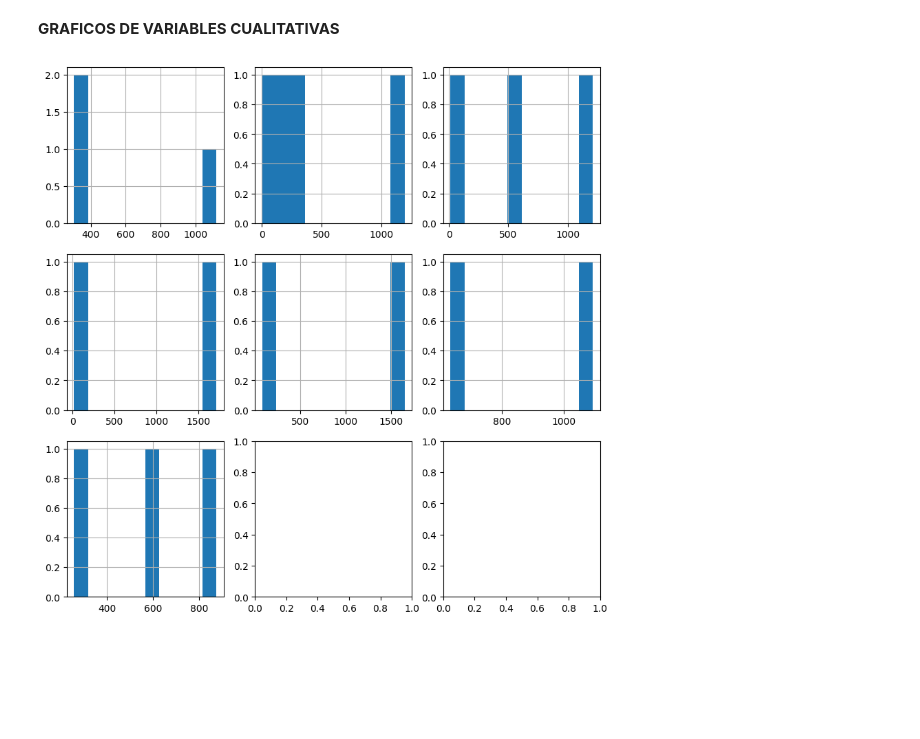
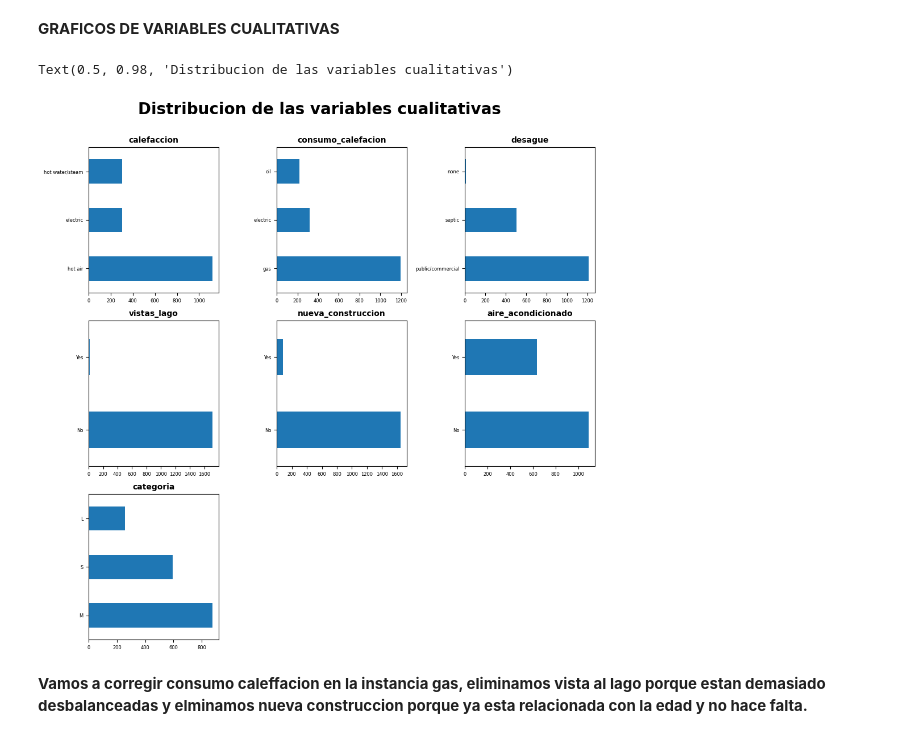
Before and after one commit to juandi247/Inteligencia_Artificial, a Jupyter notebook: Preprocesamiento_de_Datos.ipynb, the cells around one changed output. Cells and saved outputs as stored; diff of their text form; code cells hidden in the pictures; blank space fills up the shorter version.

```diff
--- a/Preprocesamiento_de_Datos.ipynb
+++ b/Preprocesamiento_de_Datos.ipynb
@@ -329,6 +329,8 @@ posicion:  3   la columna:  vistas_lago
 posicion:  4   la columna:  nueva_construccion
 posicion:  5   la columna:  aire_acondicionado
 posicion:  6   la columna:  categoria
+# %%
+dfc.consumo_calefacion=dfc.consumo_calefacion.str.strip()   #permite eliminar los espacios adelante y atras de las variables cualitativas
 # %%
 columnas_categoricas=dfc.select_dtypes(include="object")
 columnas_categoricas.columns
@@ -380,16 +382,33 @@ Text(0, 0.5, 'Cantidad del dataset')
 # %%
 columnas_categoricas=dfc.select_dtypes(include="object")  #el include objecto solo coge las tipo objeto o string, que son categoricas (de texto y no cuantitativas)
 columnas_categoricas.columns
 
 #defnir los parametros de la grafica
 fig,axes=plt.subplots(nrows=3,ncols=3,figsize=(10,10))
 axes=axes.flat
 
 
 
 
 
 for i,columna in enumerate(columnas_categoricas):
-  dfc[columna].value_counts().hist(ax=axes[i])
+  dfc[columna].value_counts().plot.barh(ax=axes[i])
+  axes[i].set_title(columna,fontsize=10,fontweight="bold")
+  axes[i].tick_params(labelsize=6)
+
+#delaxes para borrar las graficas en las posiciones 7 y 8
+fig.delaxes(axes[7])
+fig.delaxes(axes[8])
+
+#ajusta los tamaños de las graficas entre si y quedan super organizadas
+fig.tight_layout()
+
+
+fig.subplots_adjust(top=0.9)
+#titulo superior
+fig.suptitle("Distribucion de las variables cualitativas",fontsize=20,fontweight="bold")
 # %% [output]
+Text(0.5, 0.98, 'Distribucion de las variables cualitativas')
-[figure, old version]
+[figure, new version]
+# %% [markdown]
+**Vamos a corregir consumo caleffacion en la instancia gas, eliminamos vista al lago porque estan demasiado desbalanceadas y elminamos nueva construccion porque ya esta relacionada con la edad y no hace falta.**
```
Also changed, not shown: parts of 13 cells of this notebook.
